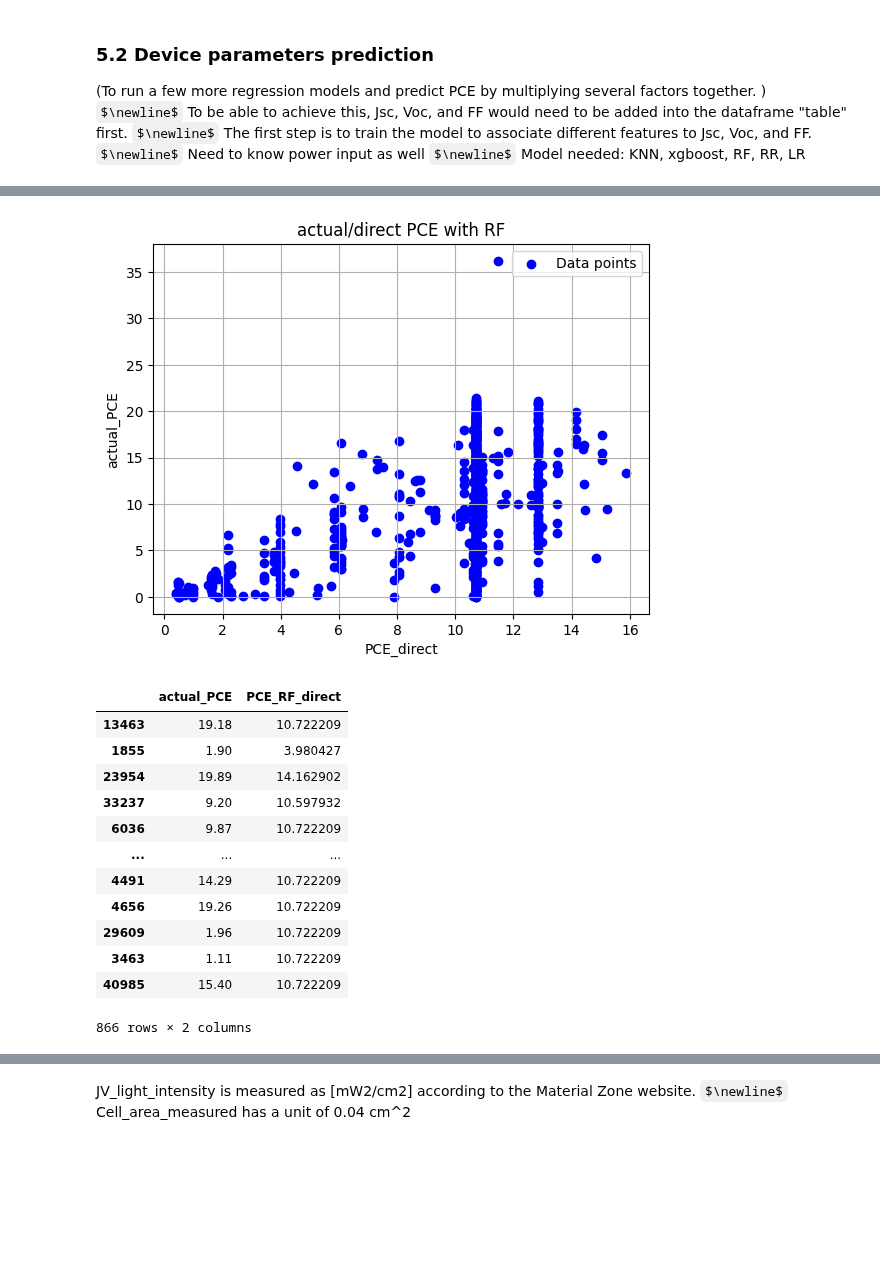
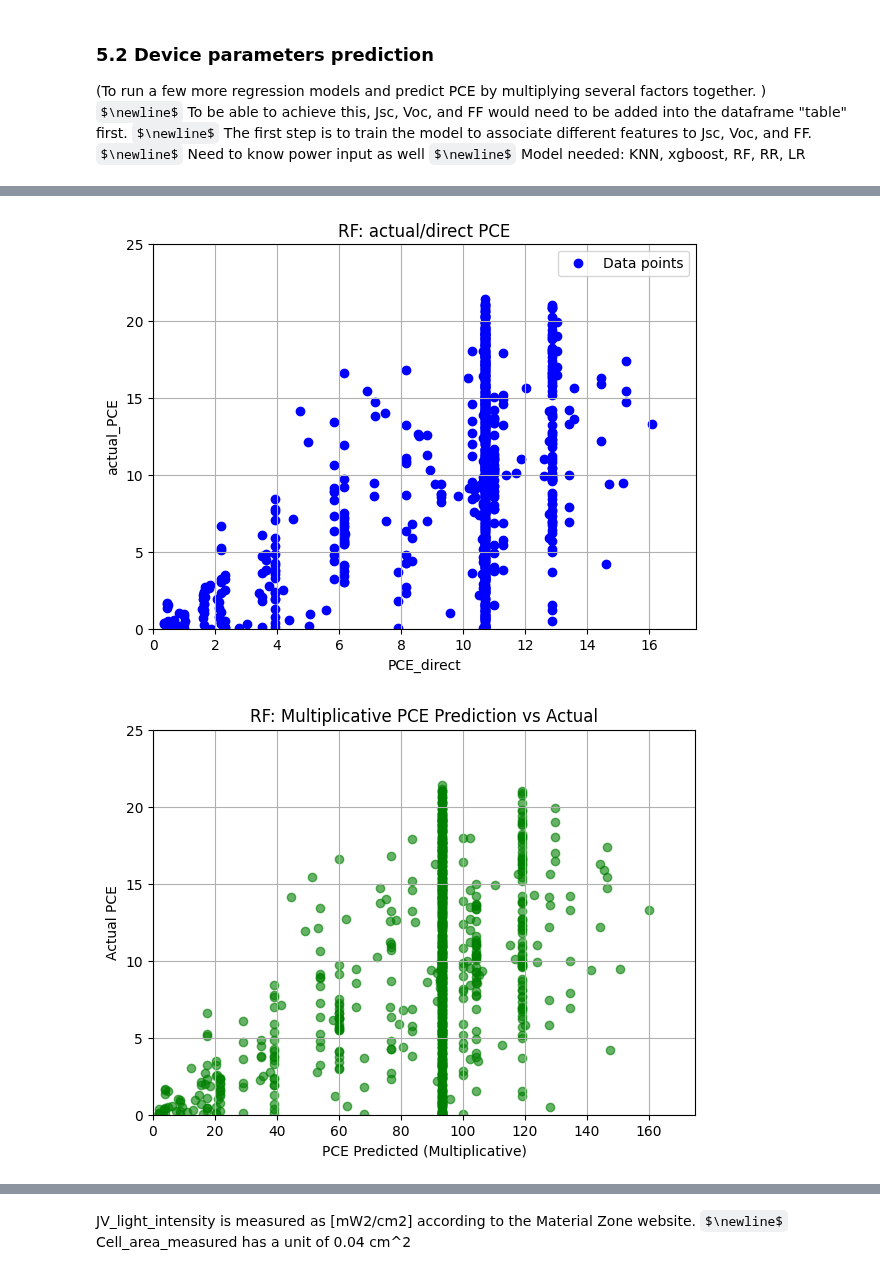
Before and after one commit to drcgreenland/PerovskiteML_project, a Jupyter notebook: replicating.ipynb, the cells around one changed output, grey strips where cells are left out. Drawn from its saved outputs; the diff is of its cells as text; code cells hidden in the pictures; some formulas as TeX source; blank space fills up the shorter version.

```diff
--- a/replicating.ipynb
+++ b/replicating.ipynb
@@ -912,65 +902,91 @@ plt.show()
 randomForestRegressor = RandomForestRegressor()
 randomForestRegressor.fit(X_train, y_train)
 Jsc_RF_pred = randomForestRegressor.predict(X_test)
+Jsc_RF_pred = pd.DataFrame(Jsc_RF_pred, index=X_test.index, columns=["Jsc_RF_pred"])
 
 randomForestRegressor.fit(X_train, filtered_table3.loc[y_train.index, "JV_default_Voc"])
 Voc_RF_pred = randomForestRegressor.predict(X_test)
-
+Voc_RF_pred = pd.DataFrame(Voc_RF_pred, index=X_test.index, columns=["Voc_RF_pred"])
 
 randomForestRegressor.fit(X_train, filtered_table3.loc[y_train.index, "JV_default_FF"])
 FF_RF_pred = randomForestRegressor.predict(X_test)
+FF_RF_pred = pd.DataFrame(FF_RF_pred, index=X_test.index, columns=["FF_RF_pred"])
 
 randomForestRegressor.fit(X_train, filtered_table3.loc[y_train.index, "JV_default_PCE"])
 PCE_RF_direct = randomForestRegressor.predict(X_test)
 PCE_RF_direct = pd.DataFrame(PCE_RF_direct, index=X_test.index, columns=["PCE_RF_direct"])
 
+FF_RF_values = FF_RF_pred["FF_RF_pred"]
+Voc_RF_values = Voc_RF_pred["Voc_RF_pred"]
+Jsc_RF_values = Jsc_RF_pred["Jsc_RF_pred"]
 
 
-Predicted_RF_PCE = (FF_RF_pred * Voc_RF_pred * Jsc_RF_pred  * 1000) / light_intensity
+Predicted_RF_PCE = (FF_RF_values * Voc_RF_values * Jsc_RF_values  * 1000) / light_intensity
 Predicted_RF_PCE = pd.DataFrame(Predicted_RF_PCE, index=X_test.index, columns=["Predicted_RF_PCE"])
-
-
-
 
 
 combined_rf_PCE = pd.concat([actual_PCE, PCE_RF_direct], axis=1)
 
 
 combined_rf_PCE.columns = ['actual_PCE', 'PCE_RF_direct']
 
 
 x = combined_rf_PCE["PCE_RF_direct"]
 y = combined_rf_PCE["actual_PCE"]
 
 
 
-
-
+plt.figure(figsize=(7, 5))
 plt.scatter(x, y, color='blue', label='Data points')
 plt.xlabel('PCE_direct')
 plt.ylabel('actual_PCE')
-x_min, x_max = 0, 16
+x_min, x_max = 0, 17.5
 y_min, y_max = 0, 25
 plt.xlim(x_min, x_max)
 plt.ylim(y_min, y_max)
-plt.title('actual/direct PCE with RF')
+plt.title('RF: actual/direct PCE')
 plt.legend()
 plt.grid(True)
 plt.show()
 
-combined_rf_PCE
+plt.figure(figsize=(7, 5))
+plt.scatter(Predicted_RF_PCE, actual_PCE, color='green', alpha=0.6)
+plt.xlabel("PCE Predicted (Multiplicative)")
+plt.ylabel("Actual PCE")
+x_min, x_max = 0, 175
+y_min, y_max = 0, 25
+plt.xlim(x_min, x_max)
+plt.ylim(y_min, y_max)
+plt.title("RF: Multiplicative PCE Prediction vs Actual")
+plt.grid(True)
+plt.show()
+
+plt.figure(figsize=(7, 5))
+plt.scatter(Jsc_RF_pred, actual_Jsc, color='red', alpha=0.6)
+plt.xlabel("Predicted Jsc")
+plt.ylabel("Actual Jsc")
+plt.title("RF: Jsc Prediction vs Actual")
+plt.legend()
+plt.grid(True)
+plt.show()
+
+plt.figure(figsize=(7, 5))
+plt.scatter(FF_RF_pred, actual_FF, color='black', alpha=0.6)
+plt.xlabel("Predicted FF")
+plt.ylabel("Actual FF")
+plt.title("RF: FF Prediction vs Actual")
+plt.legend()
+plt.grid(True)
+plt.show()
+
+plt.figure(figsize=(7, 5))
+plt.scatter(Voc_RF_pred, actual_Voc, color='magenta', alpha=0.6)
+plt.xlabel("Predicted Voc")
+plt.ylabel("Actual Voc")
+plt.title("RF: Voc Prediction vs Actual")
+plt.legend()
+plt.grid(True)
+plt.show()
 # %% [output]
-[figure, old version]
+[figure, new version]
-|  | actual_PCE | PCE_RF_direct |
-| 13463 | 19.18 | 10.722209 |
-| 1855 | 1.90 | 3.980427 |
-| 23954 | 19.89 | 14.162902 |
-| 33237 | 9.20 | 10.597932 |
-| 6036 | 9.87 | 10.722209 |
-| ... | ... | ... |
-| 4491 | 14.29 | 10.722209 |
-| 4656 | 19.26 | 10.722209 |
-| 29609 | 1.96 | 10.722209 |
-| 3463 | 1.11 | 10.722209 |
-| 40985 | 15.40 | 10.722209 |
-866 rows × 2 columns
+[figure, added]
```
Also changed, not shown: parts of 9 cells of this notebook.
